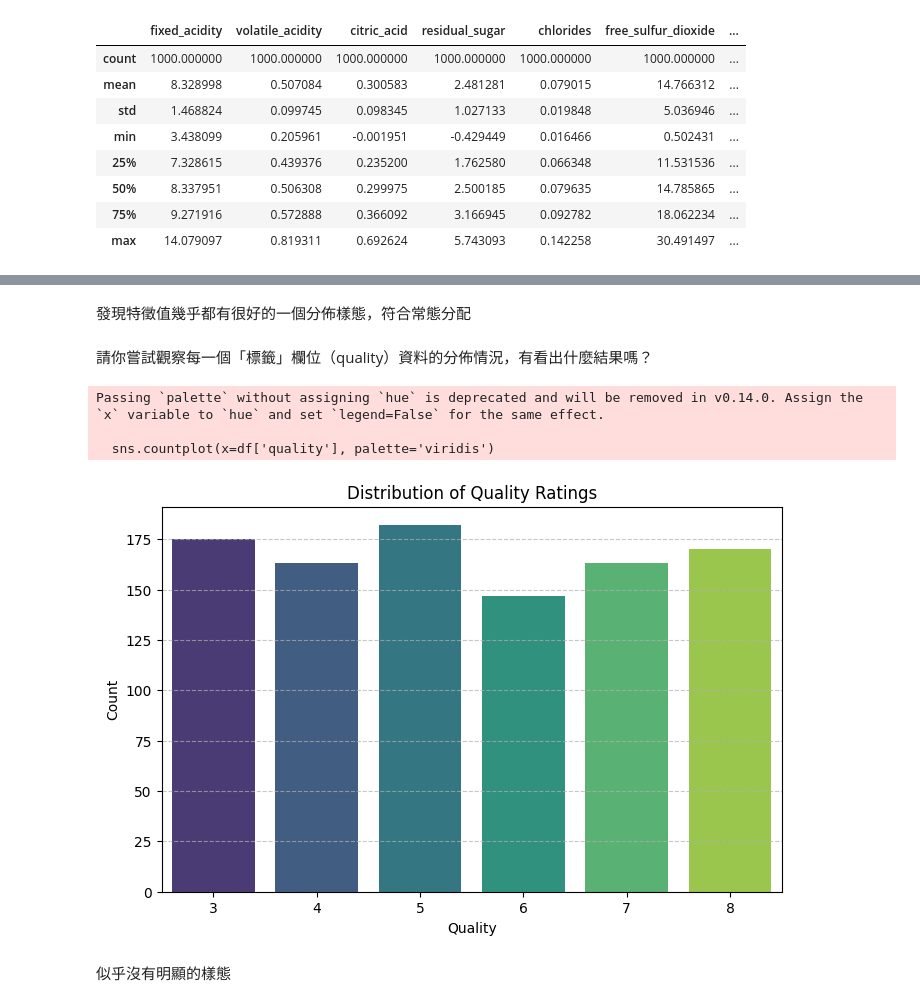
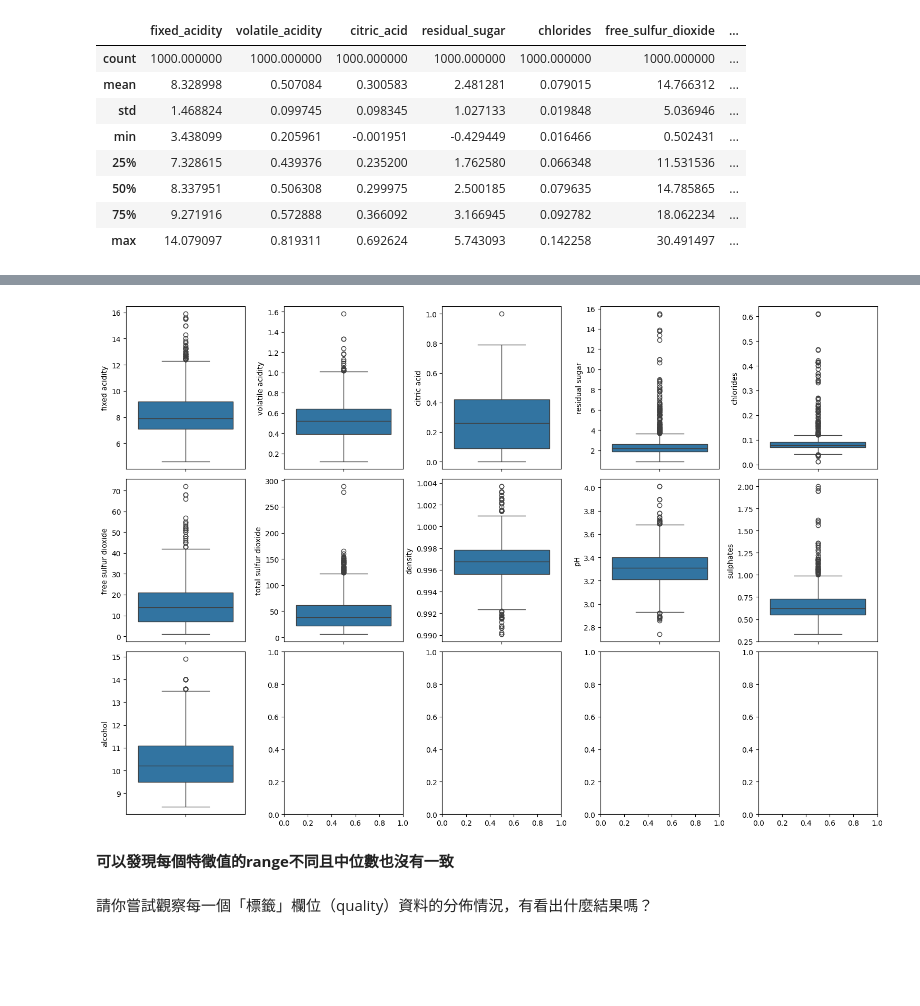
Before and after one commit to Seanwu003/Prediction-of-quality-of-Wine, a Jupyter notebook: 專案實作_紅酒品質預測.ipynb, the cells around one changed output, grey strips where cells are left out. Saved outputs shown, nothing was run; the diff lists cells and outputs as text; code cells hidden in the pictures; blank space fills up the shorter version.

```diff
--- a/專案實作_紅酒品質預測.ipynb
+++ b/專案實作_紅酒品質預測.ipynb
@@ -159,22 +113,19 @@ for column in features.columns:
-# %% [markdown]
-發現特徵值幾乎都有很好的一個分佈樣態，符合常態分配
+# %%
+import matplotlib.pyplot as plt
+import seaborn as sns
+# Plotting boxplots for each feature
+fig, ax = plt.subplots(ncols=5, nrows=3, figsize=(15, 10))
+ax = ax.flatten()
+index = 0
+for i in df.columns:
+  if i != 'quality':
+    sns.boxplot(y=i, data=df, ax=ax[index])
+    index +=1
+plt.tight_layout(pad=0.4)
+plt.show()
+# %% [output]
+[figure, added]
+# %% [markdown]
+**可以發現每個特徵值的range不同且中位數也沒有一致**
 # %% [markdown]
 請你嘗試觀察每一個「標籤」欄位（quality）資料的分佈情況，有看出什麼結果嗎？
-# %%
-target = df_x
-
-# Plotting the distribution of the target variable ('quality')
-plt.figure(figsize=(8, 5))
-sns.countplot(x=df['quality'], palette='viridis')
-plt.title('Distribution of Quality Ratings')
-plt.xlabel('Quality')
-plt.ylabel('Count')
-plt.grid(axis='y', linestyle='--', alpha=0.7)
-plt.show()
-# %% [output]
-Passing `palette` without assigning `hue` is deprecated and will be removed in v0.14.0. Assign the `x` variable to `hue` and set `legend=False` for the same effect.
-
-  sns.countplot(x=df['quality'], palette='viridis')
-[figure, removed]
-# %% [markdown]
-似乎沒有明顯的樣態
```
Also changed, not shown: parts of 40 cells of this notebook.
